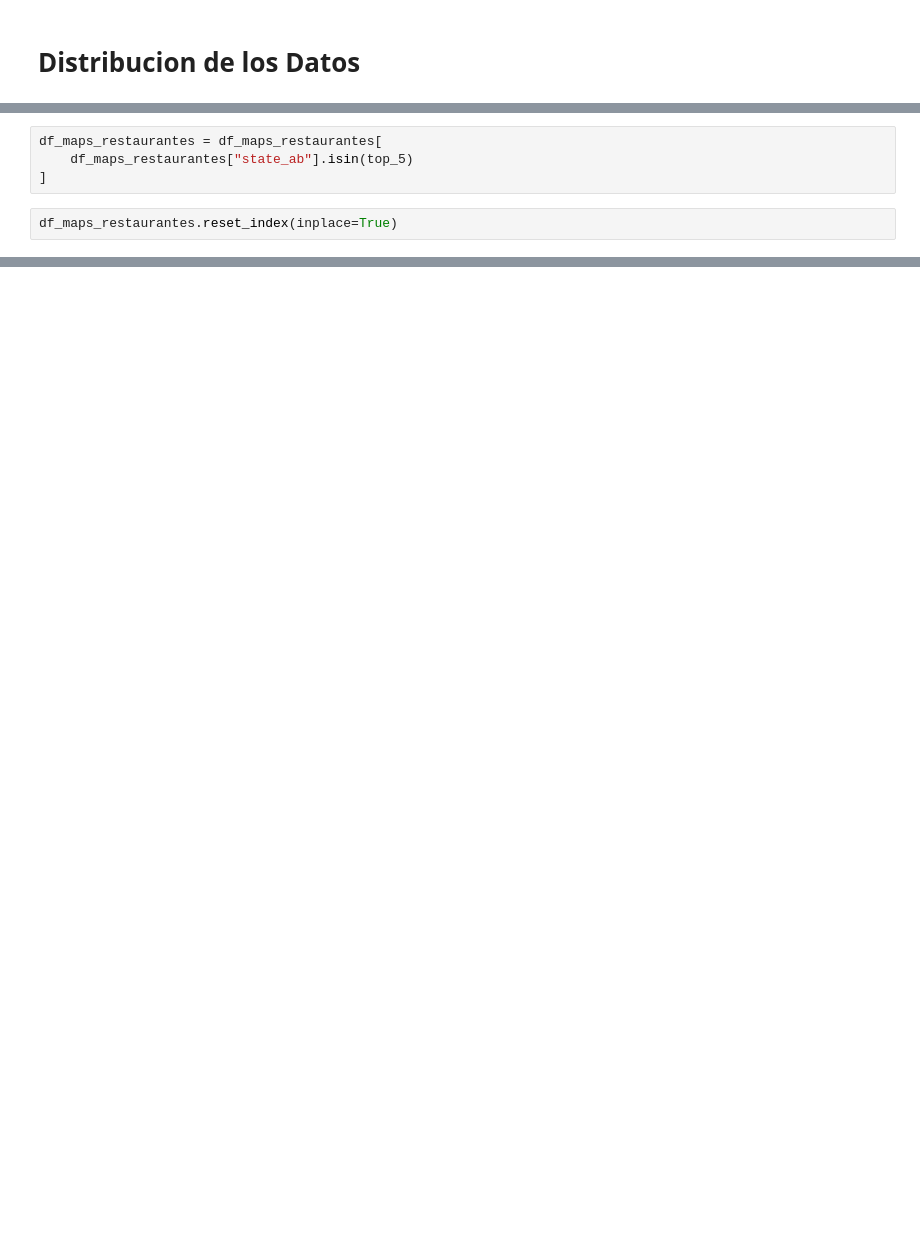
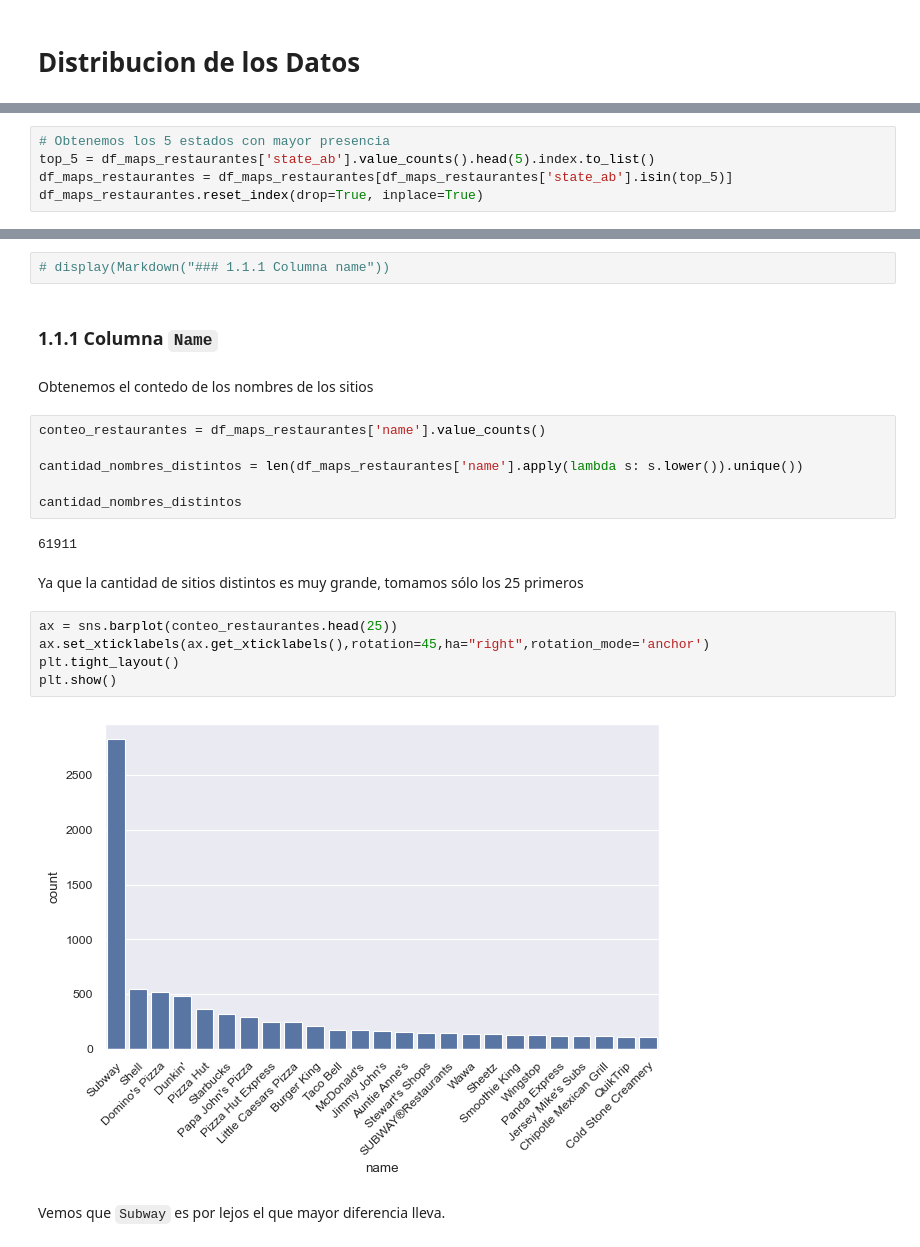
Before and after one commit to Aspirina180mg/PF_DATAPT07, a Jupyter notebook: Distribucion_Datos.ipynb, the cells around one changed output, grey strips where cells are left out. Cells and saved outputs as stored; diff of their text form; blank space fills up the shorter version.

```diff
--- a/Distribucion_Datos.ipynb
+++ b/Distribucion_Datos.ipynb
@@ -35,6 +156,0 @@ top_5 = df_maps_restaurantes["state_ab"].value_counts().head(5).index.to_list()
-# %%
-df_maps_restaurantes = df_maps_restaurantes[
-    df_maps_restaurantes["state_ab"].isin(top_5)
-]
-# %%
-df_maps_restaurantes.reset_index(inplace=True)
@@ -40,0 +172,5 @@ df_maps_restaurantes.reset_index(inplace=True)
+# %%
+# Obtenemos los 5 estados con mayor presencia
+top_5 = df_maps_restaurantes['state_ab'].value_counts().head(5).index.to_list()
+df_maps_restaurantes = df_maps_restaurantes[df_maps_restaurantes['state_ab'].isin(top_5)]
+df_maps_restaurantes.reset_index(drop=True, inplace=True)
@@ -232,0 +214,25 @@ plt.show()
+# %%
+# display(Markdown("### 1.1.1 Columna name"))
+# %% [markdown]
+### 1.1.1 Columna <code>Name</code>
+# %% [markdown]
+Obtenemos el contedo de los nombres de los sitios
+# %%
+conteo_restaurantes = df_maps_restaurantes['name'].value_counts()
+
+cantidad_nombres_distintos = len(df_maps_restaurantes['name'].apply(lambda s: s.lower()).unique())
+
+cantidad_nombres_distintos
+# %% [output]
+61911
+# %% [markdown]
+Ya que la cantidad de sitios distintos es muy grande, tomamos sólo los 25 primeros
+# %%
+ax = sns.barplot(conteo_restaurantes.head(25))
+ax.set_xticklabels(ax.get_xticklabels(),rotation=45,ha="right",rotation_mode='anchor')
+plt.tight_layout()
+plt.show()
+# %% [output]
+[figure, added]
+# %% [markdown]
+Vemos que <code>Subway</code> es por lejos el que mayor diferencia lleva.
```
Also changed, not shown: parts of 155 cells of this notebook, 6 other files.
